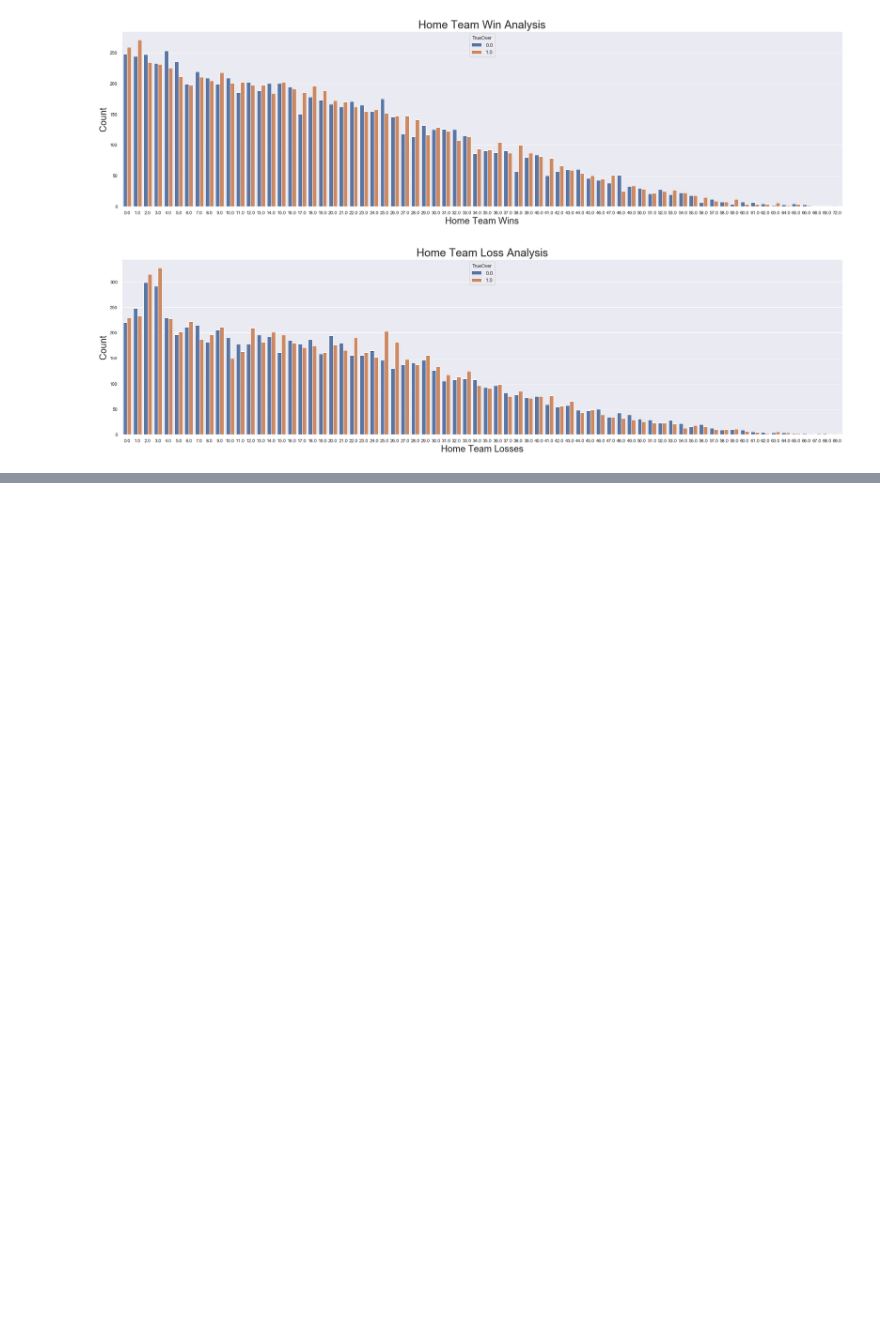
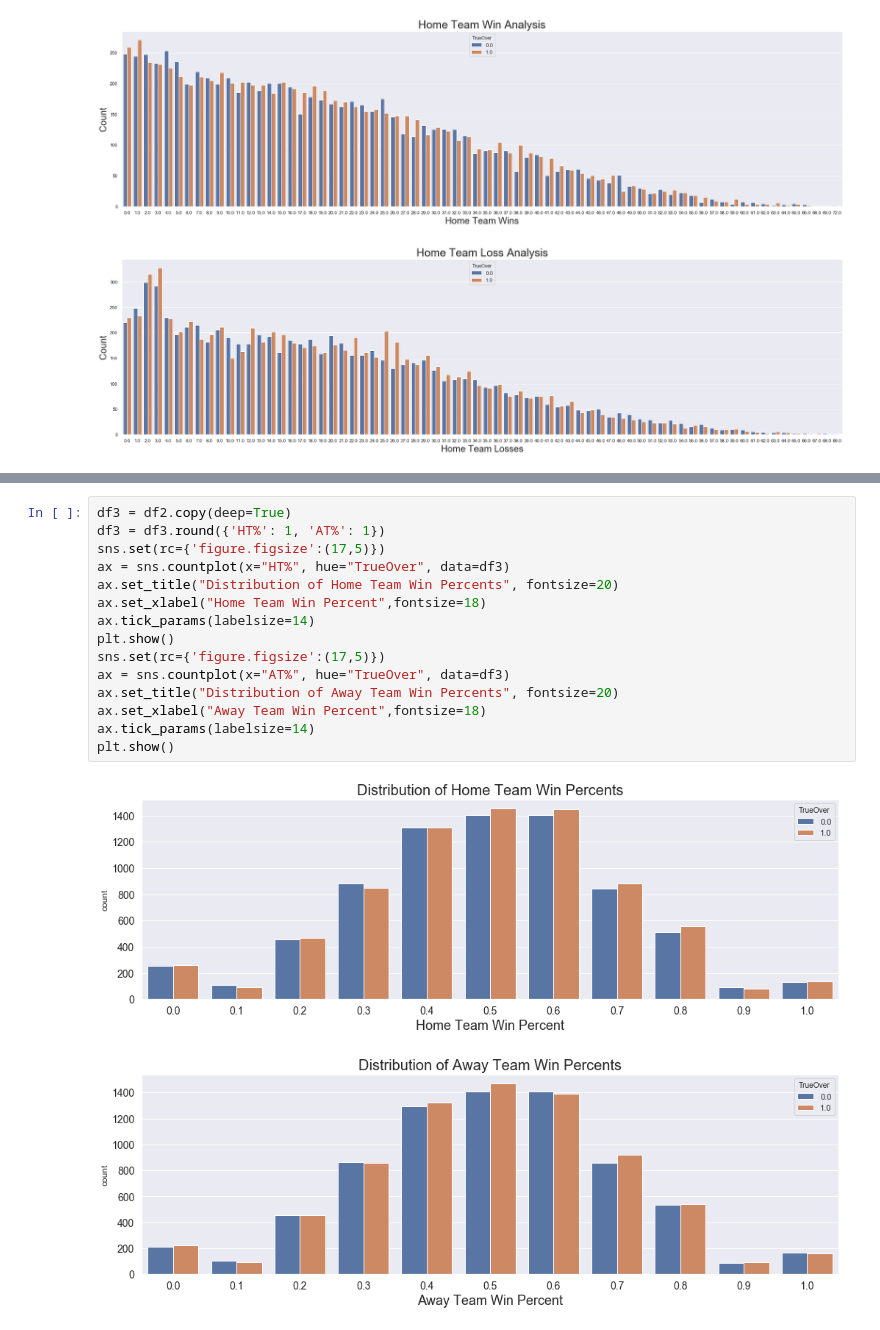
Before and after one commit to SidTheKid007/NBA-Gambling, a Jupyter notebook: Betting Visual Analysis.ipynb, the cells around one changed output, grey strips where cells are left out. Cells and saved outputs as stored; diff of their text form; blank space fills up the shorter version.

```diff
--- a/Betting Visual Analysis.ipynb
+++ b/Betting Visual Analysis.ipynb
@@ -215,0 +207,18 @@ plt.show()
+# %%
+df3 = df2.copy(deep=True)
+df3 = df3.round({'HT%': 1, 'AT%': 1})
+sns.set(rc={'figure.figsize':(17,5)})
+ax = sns.countplot(x="HT%", hue="TrueOver", data=df3)
+ax.set_title("Distribution of Home Team Win Percents", fontsize=20)
+ax.set_xlabel("Home Team Win Percent",fontsize=18)
+ax.tick_params(labelsize=14)
+plt.show()
+sns.set(rc={'figure.figsize':(17,5)})
+ax = sns.countplot(x="AT%", hue="TrueOver", data=df3)
+ax.set_title("Distribution of Away Team Win Percents", fontsize=20)
+ax.set_xlabel("Away Team Win Percent",fontsize=18)
+ax.tick_params(labelsize=14)
+plt.show()
+# %% [output]
+[figure, added]
+[figure, added]
```
Also changed, not shown: parts of 7 cells of this notebook.
